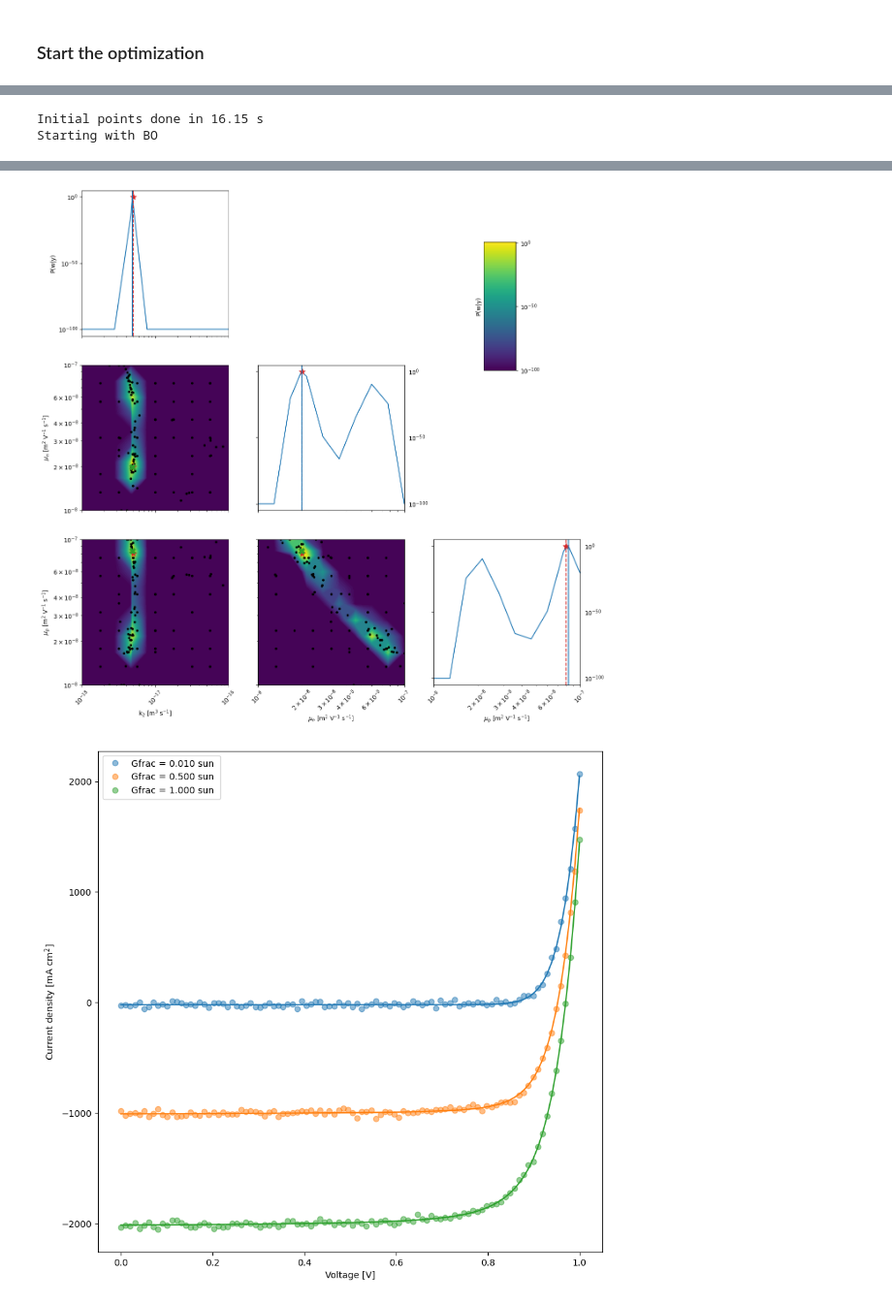
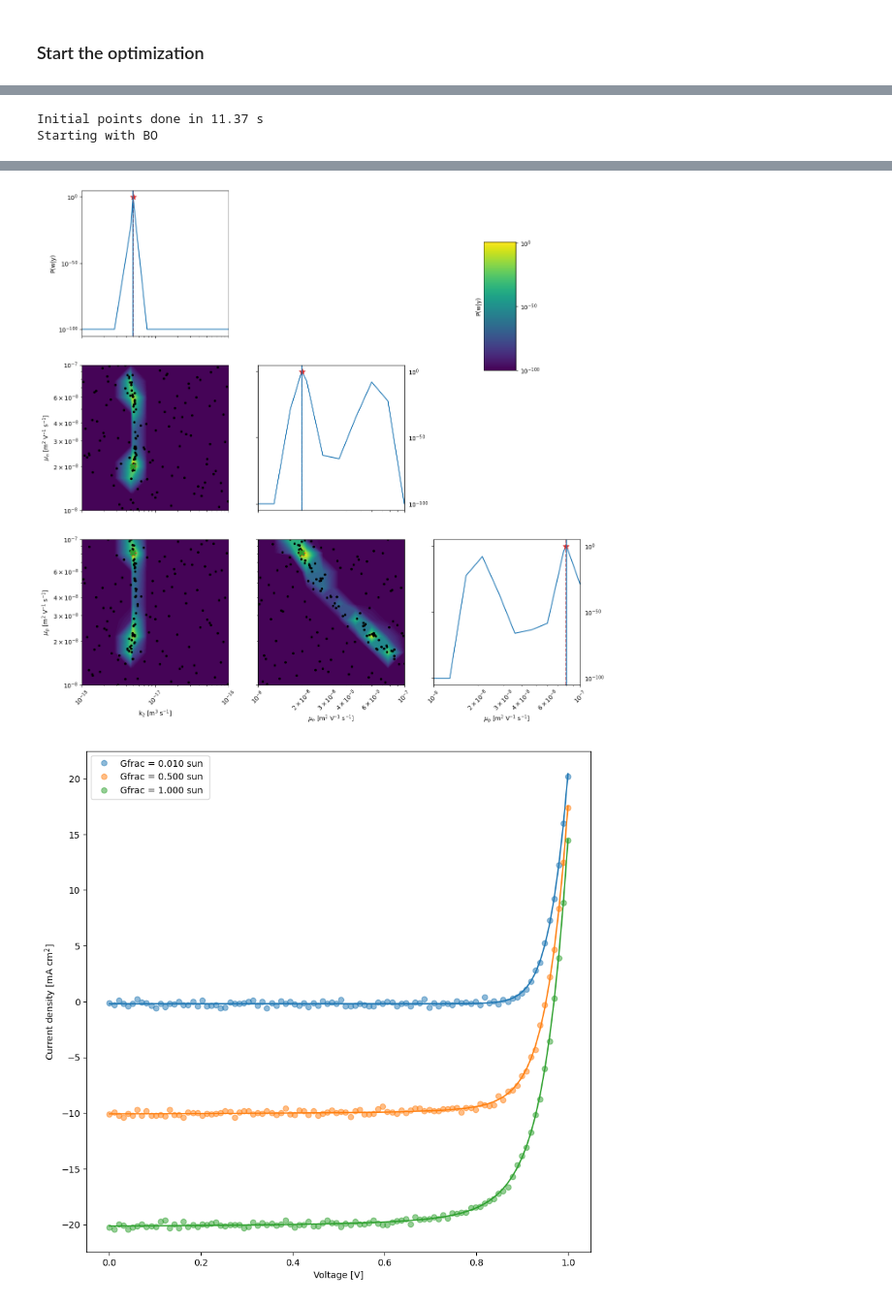
Before and after one commit to i-MEET/boar, a Jupyter notebook: Notebooks/DD_Fit_fake_OPV.ipynb, the cells around one changed output, grey strips where cells are left out. Shown at 97% size. Saved outputs shown, nothing was run; the diff lists cells and outputs as text; code cells hidden in the pictures.

```diff
--- a/Notebooks/DD_Fit_fake_OPV.ipynb
+++ b/Notebooks/DD_Fit_fake_OPV.ipynb
@@ -146,7 +146,7 @@ mo = MultiObjectiveOptimizer(params=params,res_dir=res_dir) # instantiate the op
 n_jobs = 4
 n_jobs_init = 25
 n_yscale=2
-n_initial_points = 60
+n_initial_points = 100
 n_BO = 60
 n_BO_warmstart = 60
 
@@ -160,11 +160,11 @@ for ii,y in enumerate(ys):
     mo.SaveOldXY2file = os.path.join(res_dir,'old_XY.json') # path to the file where old points are saved
     mo.Path2OldXY = os.path.join(res_dir,'old_XY.json') # path to the file where old points are saved
 
-    kwargs = {'check_improvement':'relax','max_loop_no_improvement':10,'xtol':1e-3,'ftol':1e-3,'initial_point_generator':'grid'}
+    kwargs = {'check_improvement':'relax','max_loop_no_improvement':10,'xtol':1e-3,'ftol':1e-3}#,'initial_point_generator':'LHS'}
     kwargs_posterior = {'Nres':10,'gaussfilt':3,'logscale':True,'vmin':1e-100,'zoom':0,'min_prob':1e-40,'clear_axis':False,'True_values':True_vals[ii],'show_points':True,'savefig':False,'figname':'param_posterior'+str(ii),'full_grid':True,'randomize':False}
     kwargs_plot_obj = {'zscale':'linear'}
 
-    r = mo.optimize_sko_parallel(n_jobs=n_jobs,n_yscale=n_yscale, n_BO=n_BO, n_initial_points = n_initial_points,n_BO_warmstart=n_BO_warmstart,n_jobs_init=n_jobs_init,kwargs=kwargs,verbose=False,loss='linear',threshold=1000,base_estimator = 'GP',show_objective_func=False,show_posterior=True,kwargs_posterior = kwargs_posterior,kwargs_plot_obj=kwargs_plot_obj,)
+    r = mo.optimize_sko_parallel(n_jobs=n_jobs,n_yscale=n_yscale, n_BO=n_BO, n_initial_points = n_initial_points,n_BO_warmstart=n_BO_warmstart,n_jobs_init=n_jobs_init,kwargs=kwargs,verbose=False,loss='soft_l1',threshold=1000,base_estimator = 'GP',show_objective_func=False,show_posterior=True,kwargs_posterior = kwargs_posterior,kwargs_plot_obj=kwargs_plot_obj,)
     pf.append(deepcopy(mo.params)) # collects optimized fitparameters
     rrr = r['r'] # the results dict of the last optimizer.tell()
 
@@ -176,7 +176,7 @@ for ii,y in enumerate(ys):
 
     # plot the fit results
     fit_results = []
-    kwargs_plot_res = {'x_scaling':1,'xaxis_label':'Voltage [V]','xscale_type':'linear','y_scaling':10,'yaxis_label':'Current density [mA cm$^2$]','yscale_type':'linear','norm_data':False,'delog':False,'figsize':(10,10),'savefig':False,'figname':'JV_fits_' + str(ii),'figdir':'temp'}
+    kwargs_plot_res = {'x_scaling':1,'xaxis_label':'Voltage [V]','xscale_type':'linear','y_scaling':1/10,'yaxis_label':'Current density [mA cm$^2$]','yscale_type':'linear','norm_data':False,'delog':False,'figsize':(10,10),'savefig':False,'figname':'JV_fits_' + str(ii),'figdir':'temp'}
 
     for num,t in enumerate(mo.targets):
         kwargs_plot_res['figname'] = os.path.join(res_dir,t['target_name']+f'_fit_{num}')
@@ -217,5 +217,5 @@ for ii,y in enumerate(ys):
             df.to_excel(writer, sheet_name = f'params')
 # %% [output]
 Starting with initial points
-Initial points done in 16.15 s
+Initial points done in 11.37 s
 Starting with BO
@@ -226,2 +226,2 @@ Sampling for posterior distribution done in  0.1011362075805664 s
-[figure, old version]
+[figure, new version]
-[figure, old version]
+[figure, new version]
```
Also changed, not shown: parts of 5 cells of this notebook, 29 other files.
